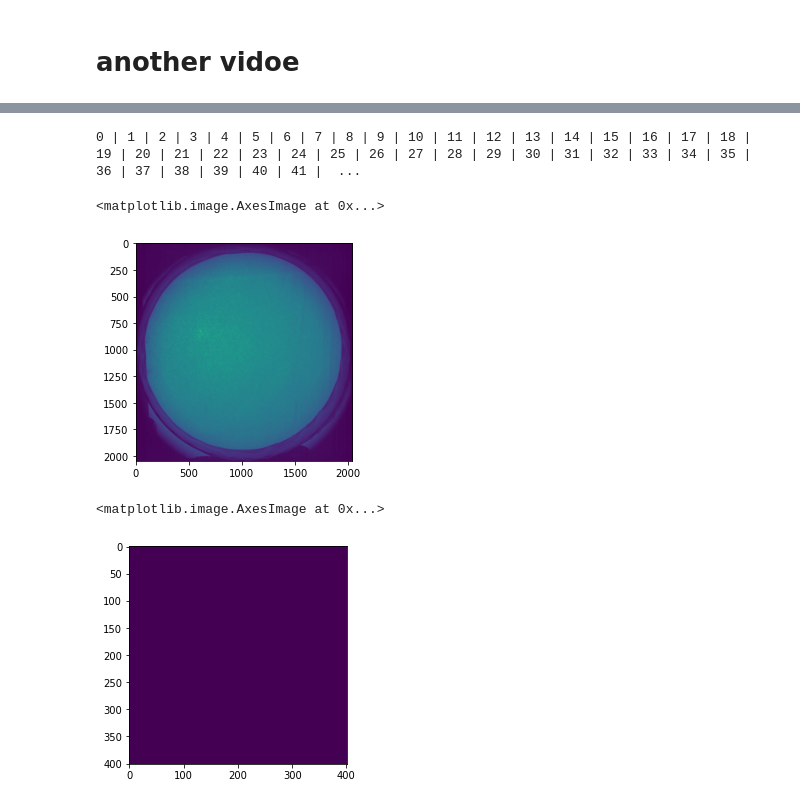
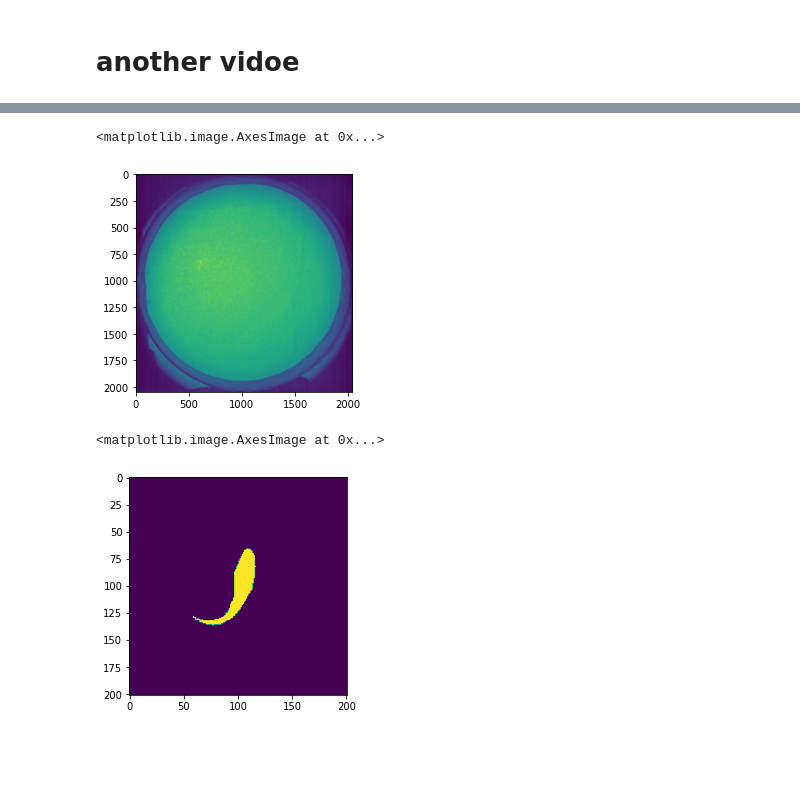
Before and after one commit to isis0517/ZippedFish, a Jupyter notebook: SIDEVIEW.ipynb, the cells around one changed output, grey strips where cells are left out. Saved outputs shown, nothing was run; the diff lists cells and outputs as text; code cells hidden in the pictures; blank space fills up the shorter version.

```diff
--- a/SIDEVIEW.ipynb
+++ b/SIDEVIEW.ipynb
@@ -249,7 +249,7 @@ print(len(han_sks))
 # %%
 
 from sklearn.decomposition import PCA
-pca = PCA(n_components=3)
+pca = PCA(n_components=5)
 pca.fit(han_sks)
 pc1 = pca.components_[0]
 u = np.array([0,-1])
@@ -277,7 +277,7 @@ array([-0.13791866,  0.01490891, -0.06605986])
 # %%
 from sklearn.cluster import KMeans
 
-n_clusters = 10
+n_clusters = 22
 kmeans = KMeans(n_clusters=n_clusters, algorithm="elkan", init="k-means++", tol=1e-10, n_init=20)
 kmeans.fit(pca_sks)
 labels = kmeans.predict(pca_sks)
@@ -533,9 +569,9 @@ for filename in flist2:
         temlist.append(filename)
 
 temlist.sort(key=lambda x: (x[0:2], len(x), x))
-print(temlist[:20])
-flist2 = temlist[:-2]
+print(len(temlist))
+flist2 = temlist[:-100]
 img = np.load(os.path.join(path2,flist2[0]))
-img = (img/255)**0.6*255
+#img = (img/255)**0.6*255
 plt.imshow(img)
 # %% [output]
@@ -544,0 +581,7 @@ plt.imshow(img)
+# %%
+gamma = 0.7
+lookUpTable = np.empty((1,256), np.uint8)
+for i in range(256):
+    lookUpTable[0,i] = np.clip(pow(i / 255.0, gamma) * 255.0, 0, 255)
+res = cv2.LUT(img, lookUpTable)
+plt.imshow(res)
@@ -545,30 +591,31 @@ plt.imshow(img)
 # %%
 new_background = np.zeros(img.shape, dtype=np.float)
 tnum = np.random.randint(len(flist2), size=int(len(flist2)*0.2))
-for s, filename in enumerate(tqdm(flist2[0:1000])):
-    print(s, end=" | ")
-    a = np.load(os.path.join(path2, flist2[s]))
-    #a = (img/255)**0.6*255
-    new_background += a
+for s in tqdm(tnum):
+    img = np.load(os.path.join(path2, flist2[s]))
+    img = cv2.LUT(img, lookUpTable)
+    img = cv2.blur(img, (5, 5))
+    new_background += img
 
-new_background = new_background /1000
+new_background = new_background / len(tnum)
 new_background = new_background.astype(np.uint8)
 plt.imshow(new_background)
 # %% [output]
-0 | 1 | 2 | 3 | 4 | 5 | 6 | 7 | 8 | 9 | 10 | 11 | 12 | 13 | 14 | 15 | 16 | 17 | 18 | 19 | 20 | 21 | 22 | 23 | 24 | 25 | 26 | 27 | 28 | 29 | 30 | 31 | 32 | 33 | 34 | 35 | 36 | 37 | 38 | 39 | 40 | 41 |  ...
+<matplotlib.image.AxesImage at 0x...>
-<matplotlib.image.AxesImage at 0x...>
-[figure, old version]
+[figure, new version]
 # %%
 new_imgs = []
-for filename in tqdm(flist2[:1]):
+for filename in tqdm(flist2):
     img = np.load(os.path.join(path2, filename))
-    img = (img/255)**0.6*255
+    img = cv2.LUT(img, lookUpTable)
     img = img.astype(np.uint8)
+    img = cv2.blur(img, (5, 5))
     img = cv2.absdiff(new_background, img)
-    img = np.where(img>40, 255, 0).astype('uint8')
+    img = np.where(img>30, 255, 0).astype('uint8')
     pos = get_pos(img)
-    img = cutting_img(img, pos, 200)
+    img = cutting_img(img, pos, 100)
+    new_imgs.append(img)
 plt.imshow(img)
 # %% [output]
 <matplotlib.image.AxesImage at 0x...>
-[figure, old version]
+[figure, new version]
```
Also changed, not shown: parts of 22 cells of this notebook.
